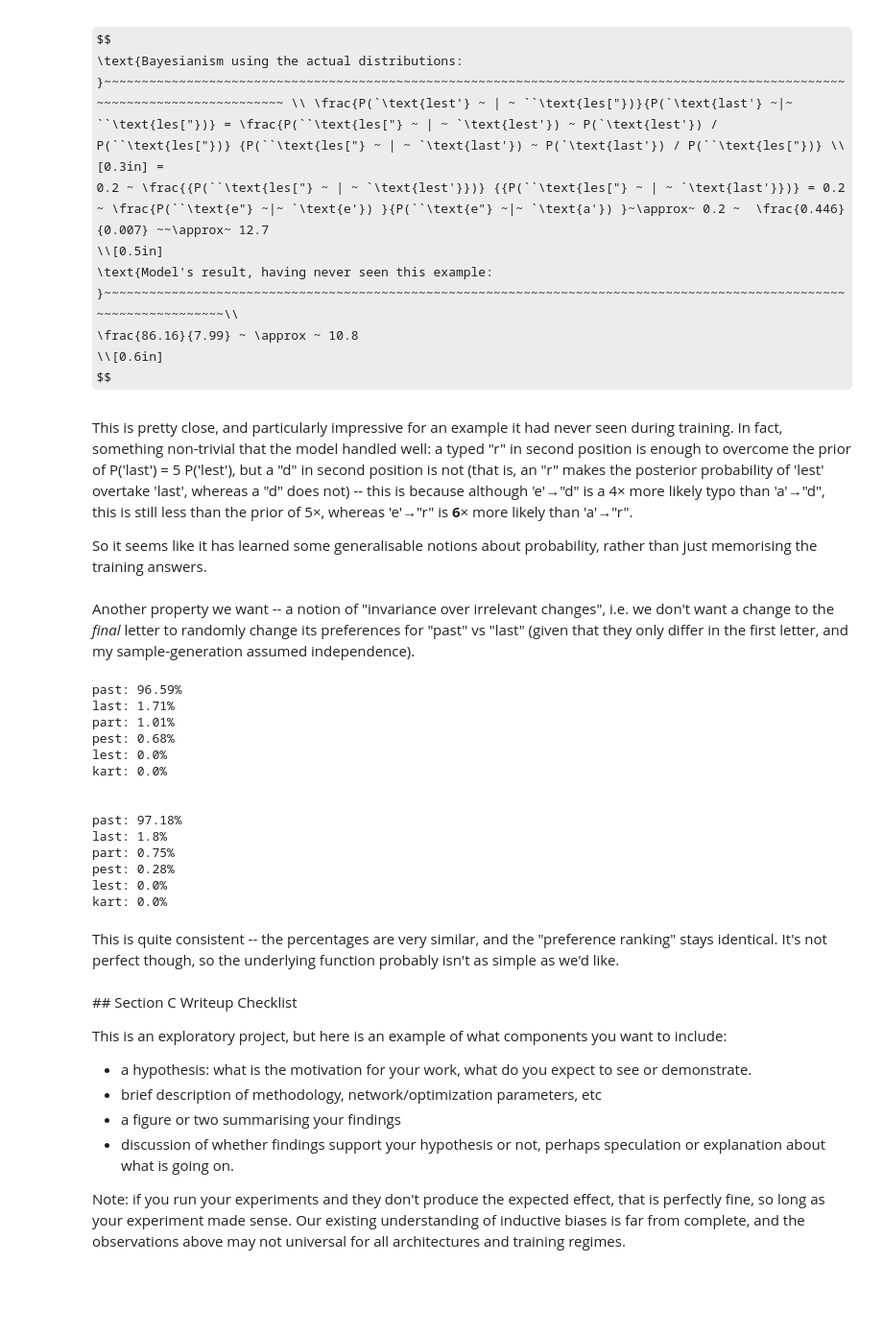
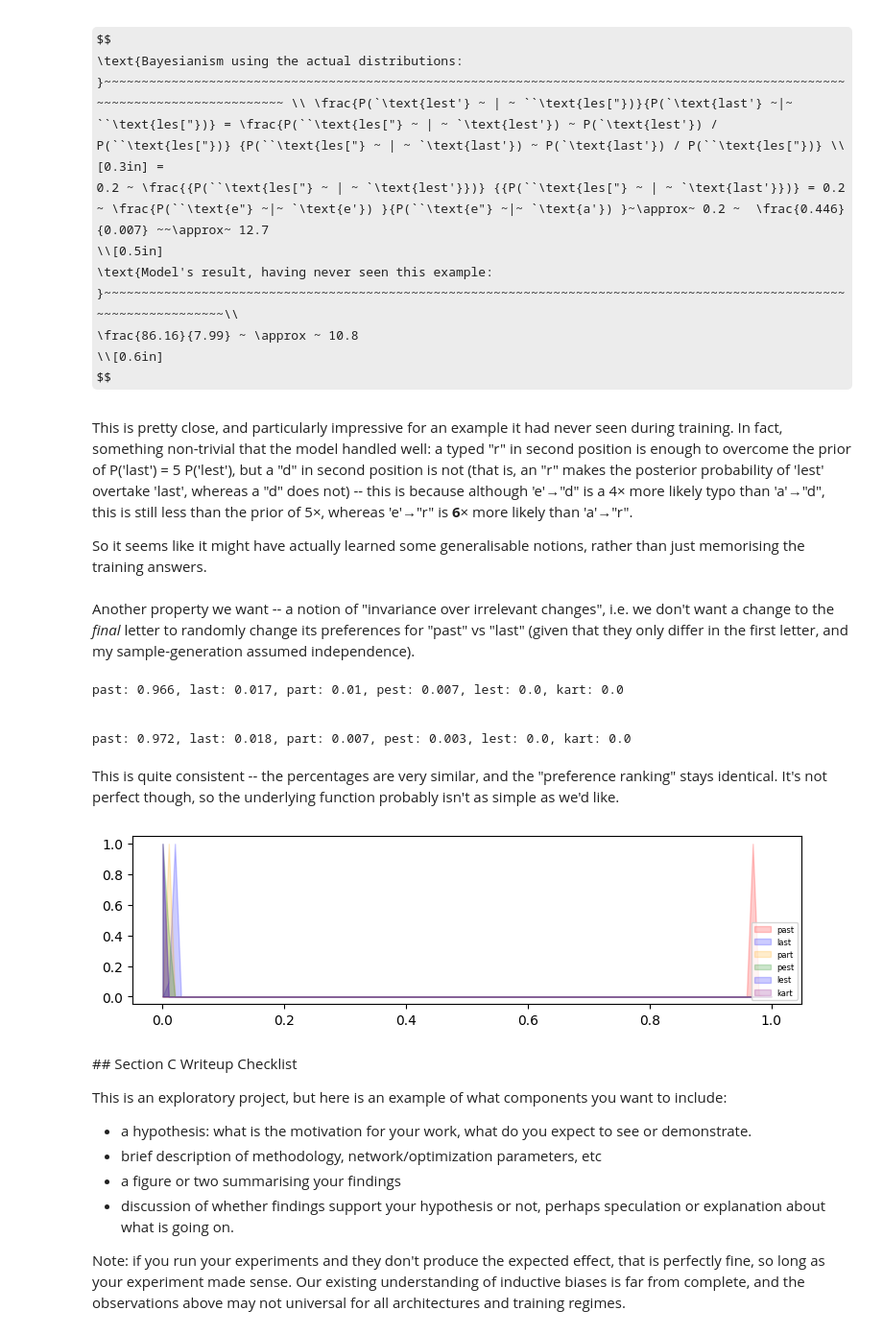
Before and after one commit to JDS289/-DNNs, a Jupyter notebook: DeepNN_2025_Assignment_1.ipynb, the cells around one changed output. Shown at 96% size. Drawn from its saved outputs; the diff is of its cells as text; code cells hidden in the pictures; some formulas as TeX source; blank space fills up the shorter version.

```diff
--- a/DeepNN_2025_Assignment_1.ipynb
+++ b/DeepNN_2025_Assignment_1.ipynb
@@ -861,30 +841,38 @@ $$
 This is pretty close, and particularly impressive for an example it had never seen during training. In fact, something non-trivial that the model handled well: a typed "r" in second position is enough to overcome the prior of P('last') = 5 P('lest'), but a "d" in second position is not (that is, an "r" makes the posterior probability of 'lest' overtake 'last', whereas a "d" does not) -- this is because although 'e'→"d" is a 4× more likely typo than 'a'→"d", this is still less than the prior of 5×, whereas 'e'→"r" is **6**× more likely than 'a'→"r".
 
 
-So it seems like it has learned some generalisable notions about probability, rather than just memorising the training answers.
+So it seems like it might have actually learned some generalisable notions, rather than just memorising the training answers.
 # %% [markdown]
 Another property we want -- a notion of "invariance over irrelevant changes", i.e. we don't want a change to the *final* letter to randomly change its preferences for "past" vs "last" (given that they only differ in the first letter, and my sample-generation assumed independence).
 # %%
-print(prediction(model, "pas."))
+print(format_prediction(model, "pas."))
 print("\n")
-print(prediction(model, "pas;"))
+print(format_prediction(model, "pas;"))
 # %% [output]
-past: 96.59%
-last: 1.71%
-part: 1.01%
-pest: 0.68%
-lest: 0.0%
-kart: 0.0%
+past: 0.966, last: 0.017, part: 0.01, pest: 0.007, lest: 0.0, kart: 0.0
 
 
-past: 97.18%
-last: 1.8%
-part: 0.75%
-pest: 0.28%
-lest: 0.0%
-kart: 0.0%
+past: 0.972, last: 0.018, part: 0.007, pest: 0.003, lest: 0.0, kart: 0.0
 # %% [markdown]
 This is quite consistent -- the percentages are very similar, and the "preference ranking" stays identical. It's not perfect though, so the underlying function probably isn't as simple as we'd like.
+# %%
+from scipy.stats import gaussian_kde
+
+predictions = [dict(zip(word_list, torch.exp(model(sample_to_inputs([f"pas{L}"]).float())[0]).tolist())) for L in flat_keyboard]
+
+colors = ["red", "blue", "orange", "green", "blue", "purple"]
+plt.figure(figsize=(9, 5))
+plt.subplot(2, 1, 2)
+x_grid = np.linspace(0, 1, 100)
+
+for word, color in zip(word_list, colors):
+    density = gaussian_kde([row[word] for row in predictions])(x_grid)
+    density /= density.max()
+    plt.fill_between(x_grid, density, color=color, alpha=0.2, label=word)
+
+plt.legend(loc="lower right",  prop={"size": 6});
+# %% [output]
+[figure, added]
 # %% [markdown]
 ## Section C Writeup Checklist
 
```
Also changed, not shown: parts of 10 cells of this notebook.
